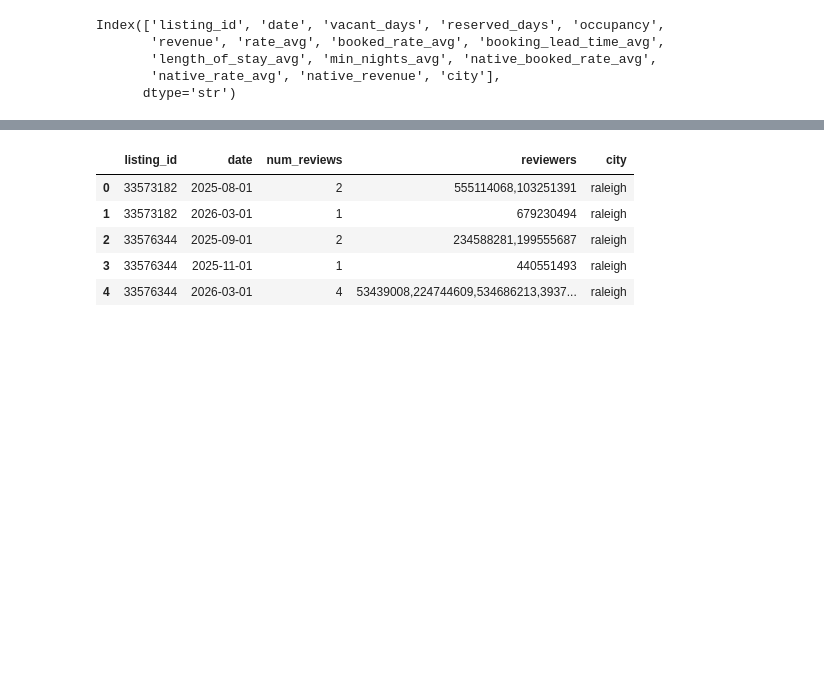
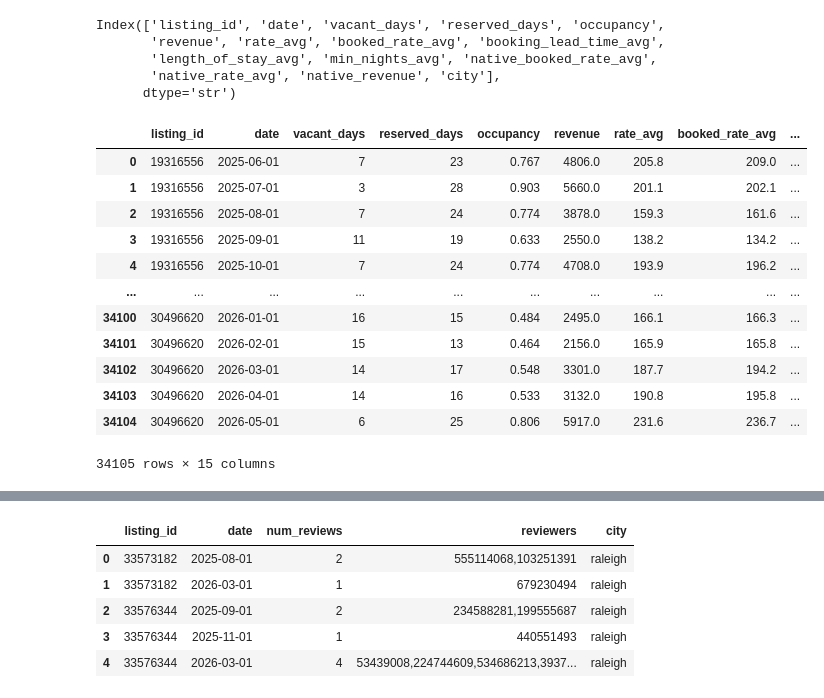
Before and after one commit to ebbopp/IAA_Summer_Practicum, a Jupyter notebook: Alan/eda_columns.ipynb, the cells around one changed output, grey strips where cells are left out. Cells and saved outputs as stored; diff of their text form; code cells hidden in the pictures; blank space fills up the shorter version.

```diff
--- a/Alan/eda_columns.ipynb
+++ b/Alan/eda_columns.ipynb
@@ -41,3 +45,19 @@ Index(['listing_id', 'date', 'vacant_days', 'reserved_days', 'occupancy',
        'length_of_stay_avg', 'min_nights_avg', 'native_booked_rate_avg',
        'native_rate_avg', 'native_revenue', 'city'],
       dtype='str')
+# %%
+df_past
+# %% [output]
+|  | listing_id | date | vacant_days | reserved_days | occupancy | revenue | rate_avg | booked_rate_avg | ... |
+| 0 | 19316556 | 2025-06-01 | 7 | 23 | 0.767 | 4806.0 | 205.8 | 209.0 | ... |
+| 1 | 19316556 | 2025-07-01 | 3 | 28 | 0.903 | 5660.0 | 201.1 | 202.1 | ... |
+| 2 | 19316556 | 2025-08-01 | 7 | 24 | 0.774 | 3878.0 | 159.3 | 161.6 | ... |
+| 3 | 19316556 | 2025-09-01 | 11 | 19 | 0.633 | 2550.0 | 138.2 | 134.2 | ... |
+| 4 | 19316556 | 2025-10-01 | 7 | 24 | 0.774 | 4708.0 | 193.9 | 196.2 | ... |
+| ... | ... | ... | ... | ... | ... | ... | ... | ... | ... |
+| 34100 | 30496620 | 2026-01-01 | 16 | 15 | 0.484 | 2495.0 | 166.1 | 166.3 | ... |
+| 34101 | 30496620 | 2026-02-01 | 15 | 13 | 0.464 | 2156.0 | 165.9 | 165.8 | ... |
+| 34102 | 30496620 | 2026-03-01 | 14 | 17 | 0.548 | 3301.0 | 187.7 | 194.2 | ... |
+| 34103 | 30496620 | 2026-04-01 | 14 | 16 | 0.533 | 3132.0 | 190.8 | 195.8 | ... |
+| 34104 | 30496620 | 2026-05-01 | 6 | 25 | 0.806 | 5917.0 | 231.6 | 236.7 | ... |
+34105 rows × 15 columns
```
Also changed, not shown: parts of 11 cells of this notebook, 5 other files.
